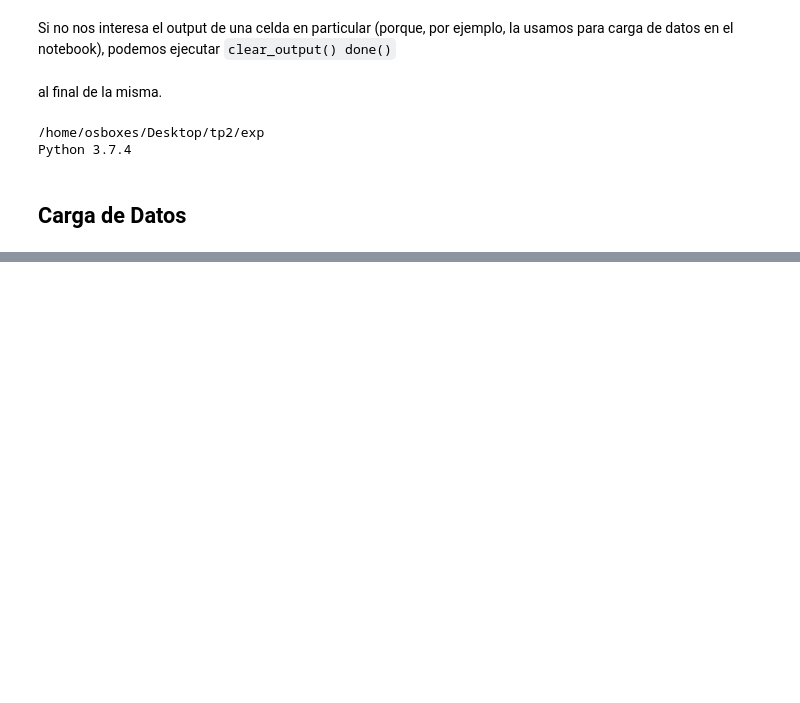
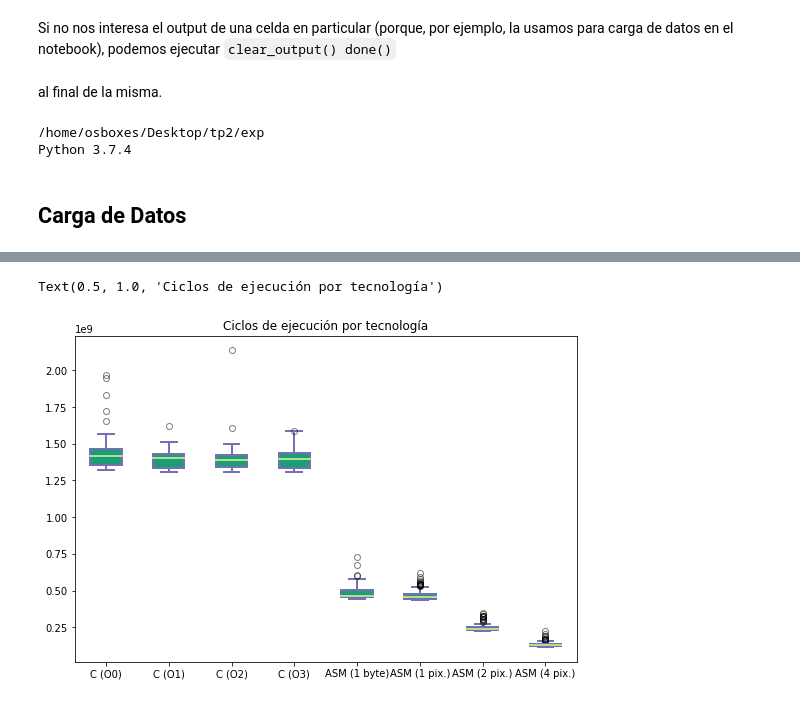
Before and after one commit to blastervla/Orga2-TP2, a Jupyter notebook: exp/Niveles.ipynb, the cells around one changed output, grey strips where cells are left out. Saved outputs shown, nothing was run; the diff lists cells and outputs as text; code cells hidden in the pictures; blank space fills up the shorter version.

```diff
--- a/exp/Niveles.ipynb
+++ b/exp/Niveles.ipynb
@@ -148,0 +174,48 @@ print(res)
+# %%
+## Create boxplots
+# Create a figure instance
+fig = plt.figure(1, figsize=(9, 6))
+
+# Create an axes instance
+ax = fig.add_subplot(111)
+
+dataToPlot = [res["c"], res["c_o1"], res["c_o2"], res["c_o3"], res["asm_ultra_low"], res["asm_low"], res["asm_mid"], res["asm"]]
+
+# Create the boxplot
+## add patch_artist=True option to ax.boxplot()
+## to get fill color
+bp = ax.boxplot(dataToPlot, patch_artist=True)
+
+## change outline color, fill color and linewidth of the boxes
+for box in bp['boxes']:
+    # change outline color
+    box.set( color='#7570b3', linewidth=2)
+    # change fill color
+    box.set( facecolor = '#1b9e77' )
+
+## change color and linewidth of the whiskers
+for whisker in bp['whiskers']:
+    whisker.set(color='#7570b3', linewidth=2)
+
+## change color and linewidth of the caps
+for cap in bp['caps']:
+    cap.set(color='#7570b3', linewidth=2)
+
+## change color and linewidth of the medians
+for median in bp['medians']:
+    median.set(color='#b2df8a', linewidth=2)
+
+## change the style of fliers and their fill
+for flier in bp['fliers']:
+    flier.set(marker='o', color='#e7298a', alpha=0.5)
+
+ax.set_xticklabels(['C (O0)', 'C (O1)', 'C (O2)', 'C (O3)', 'ASM (1 byte)', 'ASM (1 pix.)', 'ASM (2 pix.)', 'ASM (4 pix.)'])
+
+## Remove top axes and right axes ticks
+ax.get_xaxis().tick_bottom()
+ax.get_yaxis().tick_left()
+
+ax.set_title("Ciclos de ejecución por tecnología")
+# %% [output]
+Text(0.5, 1.0, 'Ciclos de ejecución por tecnología')
+[figure, added]
```
Also changed, not shown: parts of 5 cells of this notebook, 1 other file.
